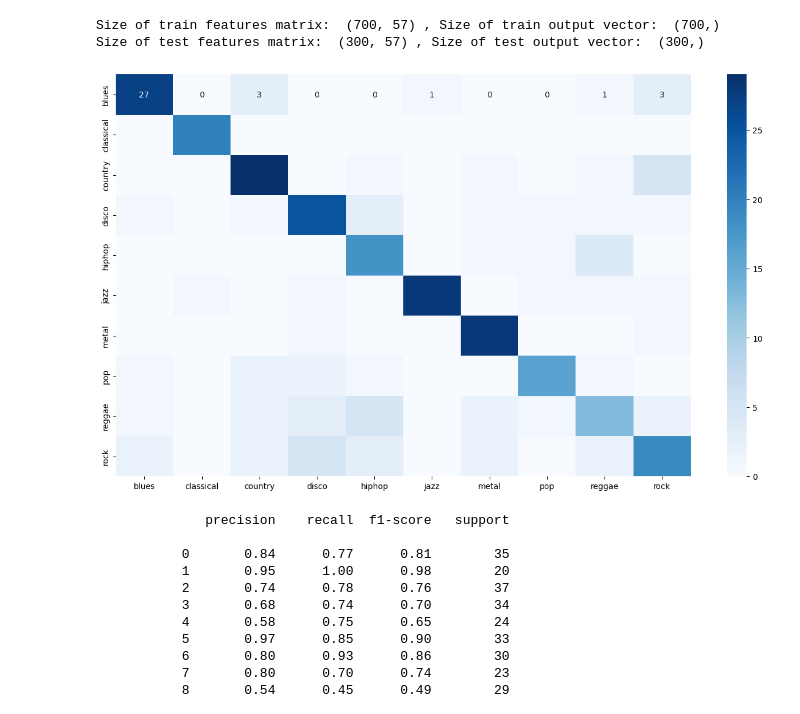
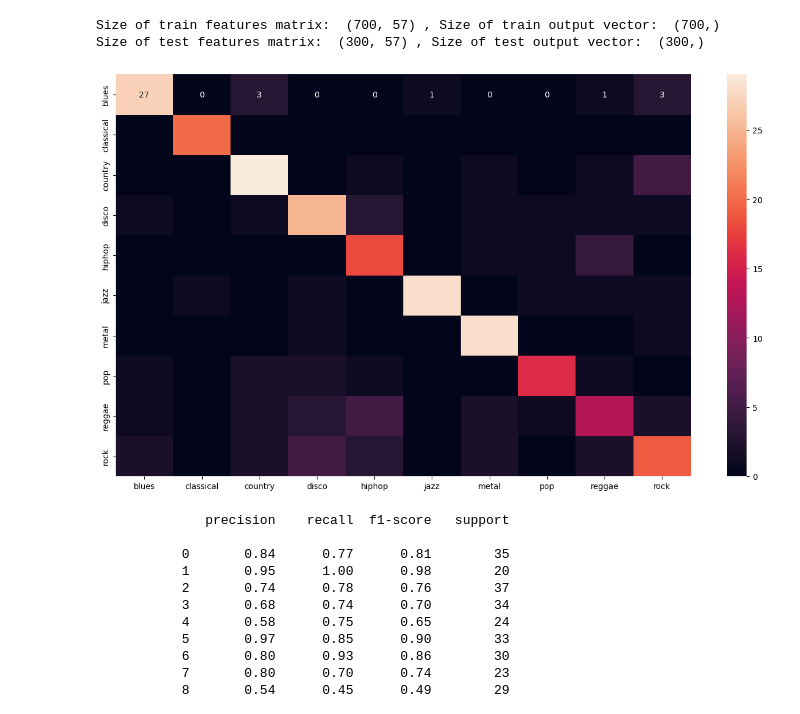
Before and after one commit to ML-K67-HUST/MUSIC-GENRE-CLASSIFICATION, a Jupyter notebook: ipynb files/support_vector_machine.ipynb, the cells around one changed output. Saved outputs shown, nothing was run; the diff lists cells and outputs as text; code cells hidden in the pictures.

```diff
--- a/ipynb files/support_vector_machine.ipynb
+++ b/ipynb files/support_vector_machine.ipynb
@@ -116,16 +116,16 @@ y_pred = clf.predict(X_test)
 # %%
 # Plot a confusion matrix to visualize how well the model is performing
 preds = clf.predict(X_test)
 
 # Confusion Matrix
 confusion_matr = confusion_matrix(y_test, preds) #normalize = 'true'
 plt.figure(figsize = (16, 9))
-sns.heatmap(confusion_matr, cmap="Blues", annot=True,
+sns.heatmap(confusion_matr, annot=True,
             xticklabels = ["blues", "classical", "country", "disco", "hiphop", "jazz", "metal", "pop", "reggae", "rock"],
            yticklabels=["blues", "classical", "country", "disco", "hiphop", "jazz", "metal", "pop", "reggae", "rock"]);
 plt.savefig("conf matrix")
 # %% [output]
-[figure, old version]
+[figure, new version]
 # %%
 print(classification_report(y_test,y_pred))
 # %% [output]
```
Also changed, not shown: parts of 1 cell of this notebook, 8 other files.
